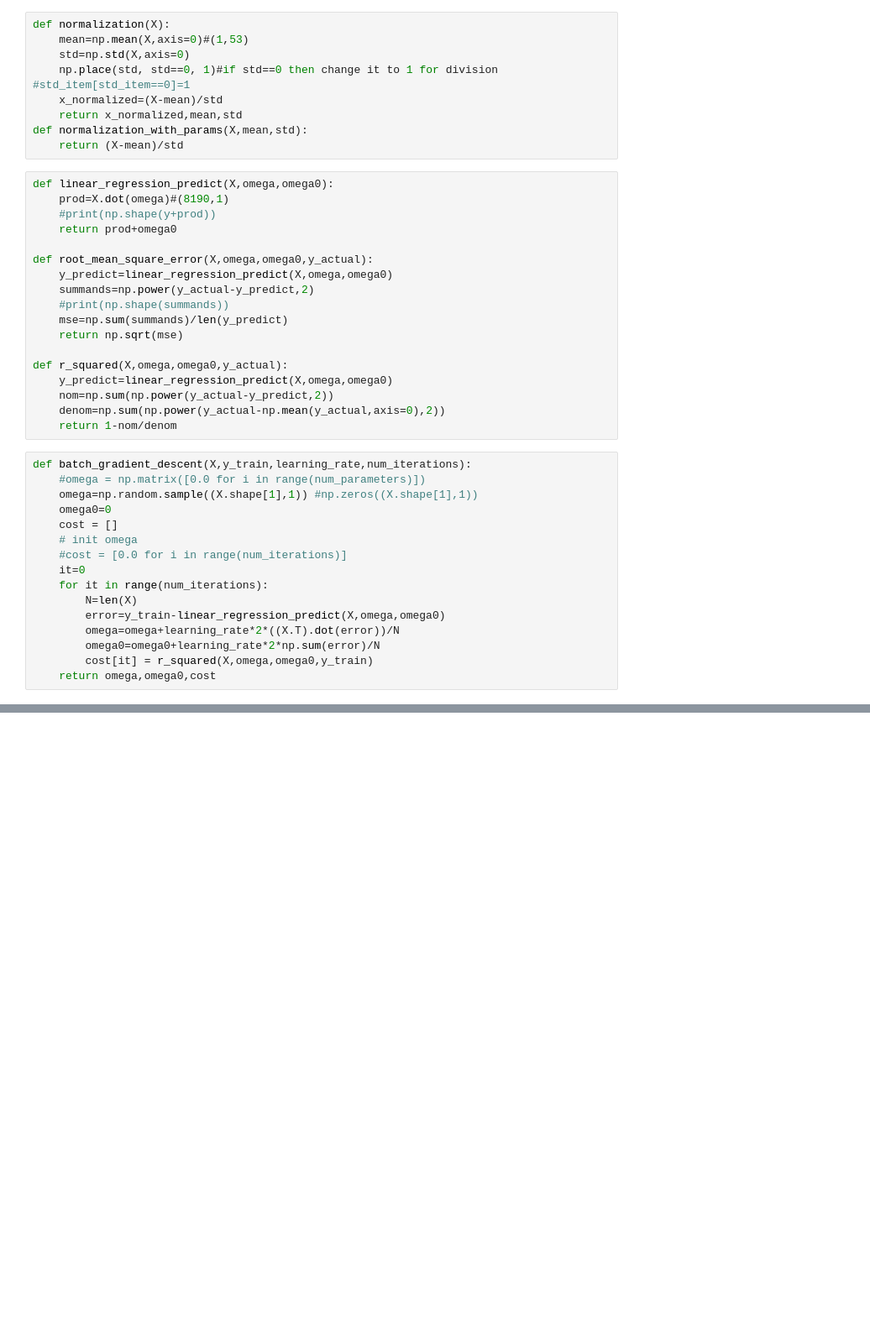
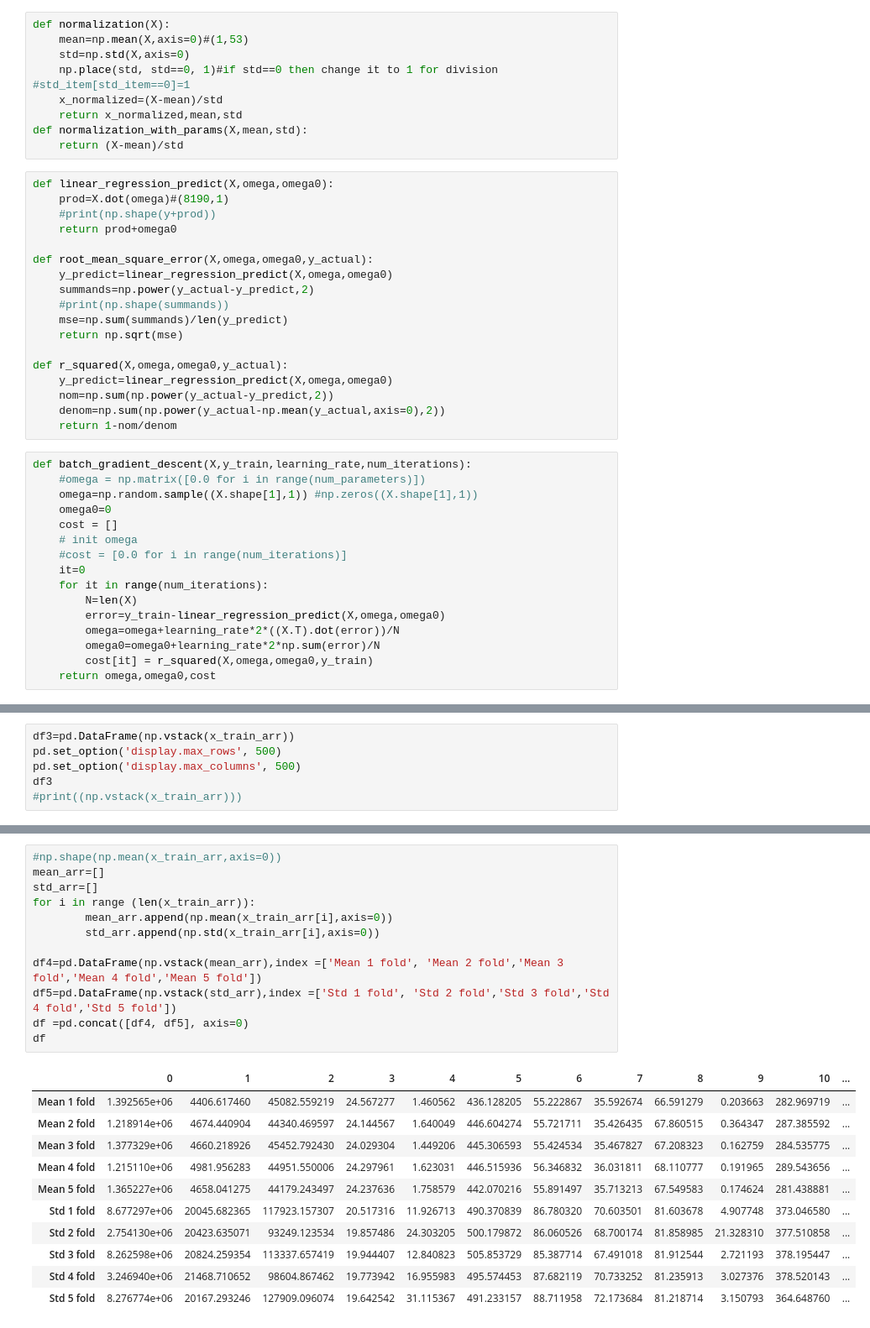
Before and after one commit to VeronikaRevjakina/Facebook_Volume-Linear-regression, a Jupyter notebook: HW1-FacebookCommentVolume-Revjakina_final.ipynb, the cells around one changed output, grey strips where cells are left out. Shown at 84% size. Drawn from its saved outputs; the diff is of its cells as text; blank space fills up the shorter version.

```diff
--- a/HW1-FacebookCommentVolume-Revjakina_final.ipynb
+++ b/HW1-FacebookCommentVolume-Revjakina_final.ipynb
@@ -184,0 +185,6 @@ df
+# %%
+df3=pd.DataFrame(np.vstack(x_train_arr))
+pd.set_option('display.max_rows', 500)
+pd.set_option('display.max_columns', 500)
+df3
+#print((np.vstack(x_train_arr)))
@@ -184,0 +209,24 @@ df
+# %%
+#np.shape(np.mean(x_train_arr,axis=0))
+mean_arr=[]
+std_arr=[]
+for i in range (len(x_train_arr)):
+        mean_arr.append(np.mean(x_train_arr[i],axis=0))
+        std_arr.append(np.std(x_train_arr[i],axis=0))
+
+df4=pd.DataFrame(np.vstack(mean_arr),index =['Mean 1 fold', 'Mean 2 fold','Mean 3 fold','Mean 4 fold','Mean 5 fold'])
+df5=pd.DataFrame(np.vstack(std_arr),index =['Std 1 fold', 'Std 2 fold','Std 3 fold','Std 4 fold','Std 5 fold'])
+df =pd.concat([df4, df5], axis=0)
+df
+# %% [output]
+|  | 0 | 1 | 2 | 3 | 4 | 5 | 6 | 7 | 8 | 9 | 10 | ... |
+| Mean 1 fold | 1.392565e+06 | 4406.617460 | 45082.559219 | 24.567277 | 1.460562 | 436.128205 | 55.222867 | 35.592674 | 66.591279 | 0.203663 | 282.969719 | ... |
+| Mean 2 fold | 1.218914e+06 | 4674.440904 | 44340.469597 | 24.144567 | 1.640049 | 446.604274 | 55.721711 | 35.426435 | 67.860515 | 0.364347 | 287.385592 | ... |
+| Mean 3 fold | 1.377329e+06 | 4660.218926 | 45452.792430 | 24.029304 | 1.449206 | 445.306593 | 55.424534 | 35.467827 | 67.208323 | 0.162759 | 284.535775 | ... |
+| Mean 4 fold | 1.215110e+06 | 4981.956283 | 44951.550006 | 24.297961 | 1.623031 | 446.515936 | 56.346832 | 36.031811 | 68.110777 | 0.191965 | 289.543656 | ... |
+| Mean 5 fold | 1.365227e+06 | 4658.041275 | 44179.243497 | 24.237636 | 1.758579 | 442.070216 | 55.891497 | 35.713213 | 67.549583 | 0.174624 | 281.438881 | ... |
+| Std 1 fold | 8.677297e+06 | 20045.682365 | 117923.157307 | 20.517316 | 11.926713 | 490.370839 | 86.780320 | 70.603501 | 81.603678 | 4.907748 | 373.046580 | ... |
+| Std 2 fold | 2.754130e+06 | 20423.635071 | 93249.123534 | 19.857486 | 24.303205 | 500.179872 | 86.060526 | 68.700174 | 81.858985 | 21.328310 | 377.510858 | ... |
+| Std 3 fold | 8.262598e+06 | 20824.259354 | 113337.657419 | 19.944407 | 12.840823 | 505.853729 | 85.387714 | 67.491018 | 81.912544 | 2.721193 | 378.195447 | ... |
+| Std 4 fold | 3.246940e+06 | 21468.710652 | 98604.867462 | 19.773942 | 16.955983 | 495.574453 | 87.682119 | 70.733252 | 81.235913 | 3.027376 | 378.520143 | ... |
+| Std 5 fold | 8.276774e+06 | 20167.293246 | 127909.096074 | 19.642542 | 31.115367 | 491.233157 | 88.711958 | 72.173684 | 81.218714 | 3.150793 | 364.648760 | ... |
```
Also changed, not shown: parts of 4 cells of this notebook.
